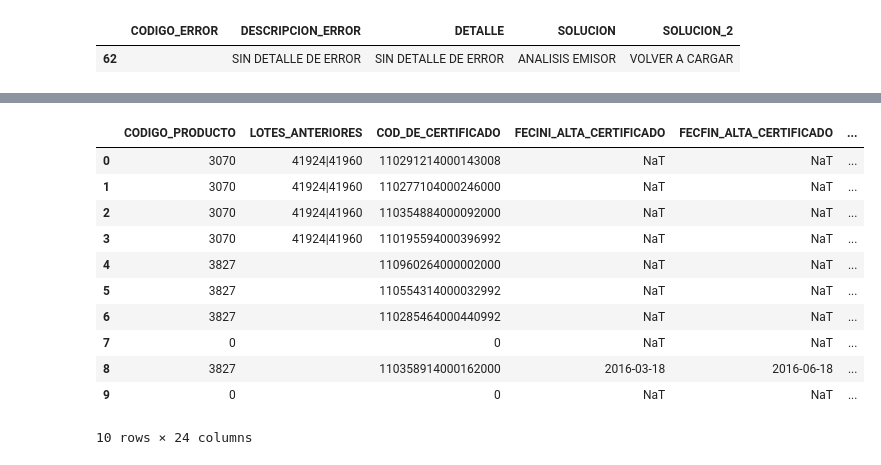
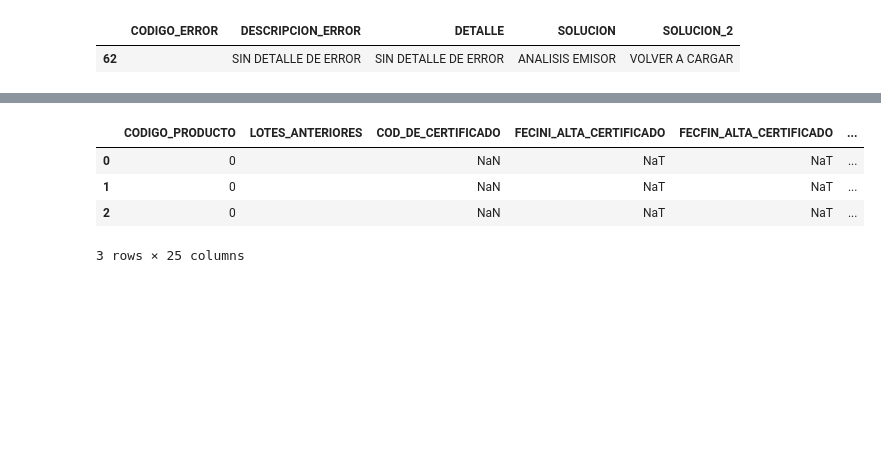
Before and after one commit to nelvinvelazco/PROYECTO-RIMAC, a Jupyter notebook: analisis_Excel.ipynb, the cells around one changed output, grey strips where cells are left out. Saved outputs shown, nothing was run; the diff lists cells and outputs as text; code cells hidden in the pictures; blank space fills up the shorter version.

```diff
--- a/analisis_Excel.ipynb
+++ b/analisis_Excel.ipynb
@@ -46,8 +57,8 @@ df_desgravamen= df_desgravamen.rename(columns={'CODIGO_ERROR': 'TIPO_ERROR','DES
 # %%
 df_desgravamen= df_desgravamen[['CODIGO_PRODUCTO', 'LOTES_ANTERIORES','COD_DE_CERTIFICADO', 'FECINI_ALTA_CERTIFICADO',
-                                'FECFIN_ALTA_CERTIFICADO','IDEDET', 'TIPO_MOVIMIENTO', 'FEC__INICIO', 'FEC__FIN', 'MONEDA',
-                                'SUMA_ASEGURADA', 'TASA', 'PRIMABRUTACAN', 'PRIMANETACAN', 'NOMBRE_DE_ARCHIVO',
-                                'ORIGEN_ERROR', 'TIPO_ERROR', 'CODIGO_ERROR']]
+                                'FECFIN_ALTA_CERTIFICADO','IDEDET', 'TRAMA', 'TIPO_MOVIMIENTO', 'FEC__INICIO',
+                                'FEC__FIN', 'MONEDA', 'SUMA_ASEGURADA', 'TASA', 'PRIMABRUTACAN', 'PRIMANETACAN',
+                                'NOMBRE_DE_ARCHIVO', 'ORIGEN_ERROR', 'TIPO_ERROR', 'CODIGO_ERROR']]
 # %%
 df_desgravamen.head(3)  # Displaying the first five rows of the DataFrame
 # %% [output]
@@ -88,7 +99,7 @@ df_desgravamen[df_desgravamen['CODIGO_PRODUCTO'].isnull()].head()
 df_desgravamen= df_desgravamen.fillna({'LOTES_ANTERIORES':'', 'SUMA_ASEGURADA':0, 'TASA':0, 'PRIMABRUTACAN':0, 'PRIMANETACAN':0,
                                        'MONEDA': 'SIN DATO'})
 # %%
-df_desgravamen['COD_DE_CERTIFICADO'] = df_desgravamen['COD_DE_CERTIFICADO'].apply(lambda x: str(int(x)) if pd.notnull(x) else '0')
+#df_desgravamen['COD_DE_CERTIFICADO'] = df_desgravamen['COD_DE_CERTIFICADO'].apply(lambda x: str(int(x)) if pd.notnull(x) else '0')
 df_desgravamen['CODIGO_PRODUCTO'] = df_desgravamen['CODIGO_PRODUCTO'].fillna(0).astype('int')
 df_desgravamen["LOTES_ANTERIORES"] = df_desgravamen["LOTES_ANTERIORES"].astype(str)
 df_desgravamen['FECINI_ALTA_CERTIFICADO'] = pd.to_datetime(df_desgravamen['FECINI_ALTA_CERTIFICADO'], errors='coerce')
@@ -102,7 +113,6 @@ df_desgravamen['TASA']= pd.to_numeric(df_desgravamen['TASA'], errors='coerce')
 df_desgravamen['PRIMABRUTACAN']= pd.to_numeric(df_desgravamen['PRIMABRUTACAN'], errors='coerce')
 df_desgravamen['PRIMANETACAN']= pd.to_numeric(df_desgravamen['PRIMANETACAN'], errors='coerce')
 df_desgravamen['ORIGEN_ERROR'] = df_desgravamen['ORIGEN_ERROR'].fillna(0).astype('int')
-df_desgravamen['CODIGO_ERROR'] = df_desgravamen['CODIGO_ERROR'].fillna(0).astype('int')
 # %%
 df_desgravamen['MONEDA'] = df_desgravamen['MONEDA'].replace('nan', 'SIN DATO')
 # %%
@@ -274,5 +284,3 @@ df_errores[df_errores['CODIGO_ERROR']==' '].head()
 # %% [output]
 |  | CODIGO_ERROR | DESCRIPCION_ERROR | DETALLE | SOLUCION | SOLUCION_2 |
 | 62 |  | SIN DETALLE DE ERROR | SIN DETALLE DE ERROR | ANALISIS EMISOR | VOLVER A CARGAR |
-# %%
-df_errores[df_errores['CODIGO_ERROR']==' '] = 0
@@ -292,21 +320,12 @@ Data columns (total 5 columns):
 dtypes: object(5)
 memory usage: 2.5+ KB
-# %%
-df_errores['CODIGO_ERROR']= df_errores['CODIGO_ERROR'].astype('int')
 # %%
 df= df_desgravamen.merge(df_errores, on='CODIGO_ERROR', how='left')
 # %%
-df.head(10)
+df.head(3)
 # %% [output]
 |  | CODIGO_PRODUCTO | LOTES_ANTERIORES | COD_DE_CERTIFICADO | FECINI_ALTA_CERTIFICADO | FECFIN_ALTA_CERTIFICADO | ... |
-| 0 | 3070 | 41924|41960 | 110291214000143008 | NaT | NaT | ... |
-| 1 | 3070 | 41924|41960 | 110277104000246000 | NaT | NaT | ... |
-| 2 | 3070 | 41924|41960 | 110354884000092000 | NaT | NaT | ... |
-| 3 | 3070 | 41924|41960 | 110195594000396992 | NaT | NaT | ... |
-| 4 | 3827 |  | 110960264000002000 | NaT | NaT | ... |
-| 5 | 3827 |  | 110554314000032992 | NaT | NaT | ... |
-| 6 | 3827 |  | 110285464000440992 | NaT | NaT | ... |
-| 7 | 0 |  | 0 | NaT | NaT | ... |
-| 8 | 3827 |  | 110358914000162000 | 2016-03-18 | 2016-06-18 | ... |
-| 9 | 0 |  | 0 | NaT | NaT | ... |
+| 0 | 0 |  | NaN | NaT | NaT | ... |
+| 1 | 0 |  | NaN | NaT | NaT | ... |
+| 2 | 0 |  | NaN | NaT | NaT | ... |
-10 rows × 24 columns
+3 rows × 25 columns
```
Also changed, not shown: parts of 28 cells of this notebook.
